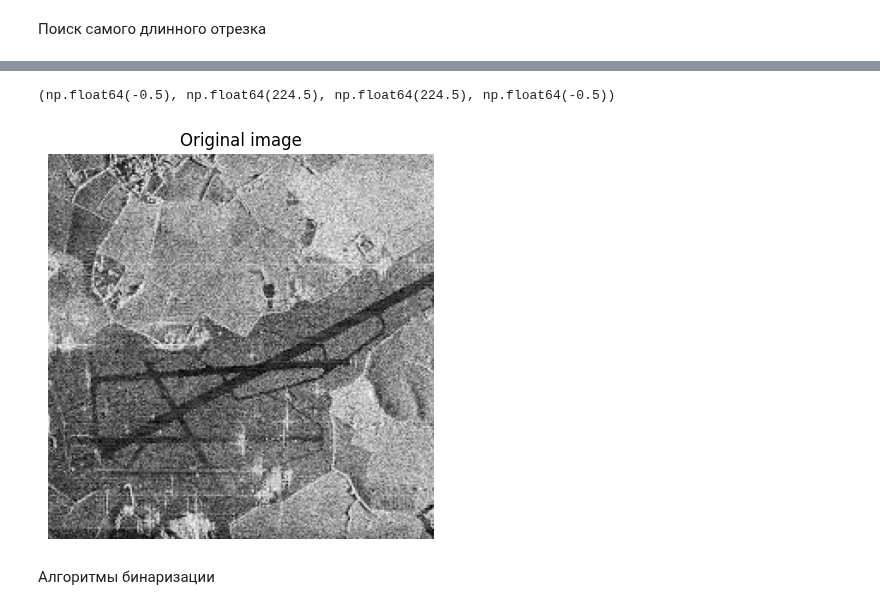
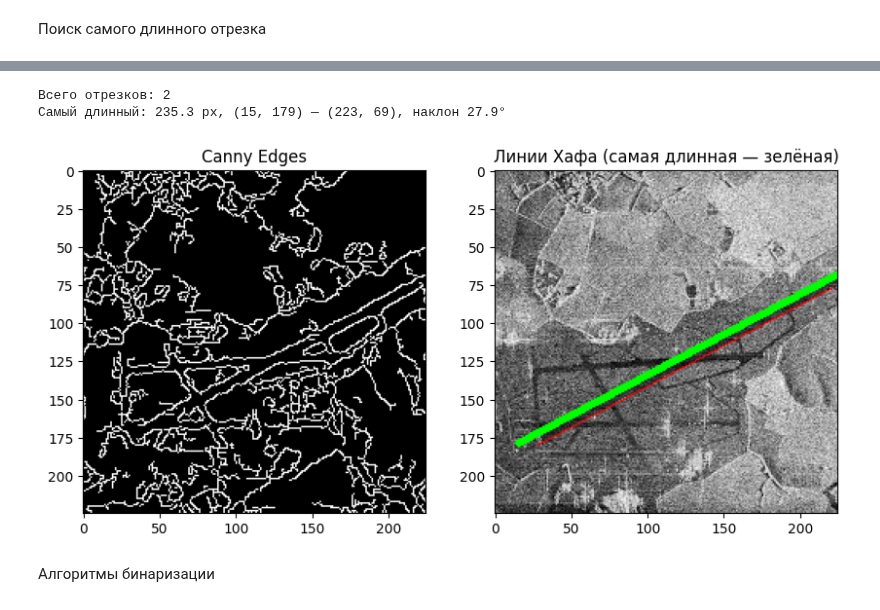
Before and after one commit to Rigtsu/image_processing, a Jupyter notebook: hw3.ipynb, the cells around one changed output, grey strips where cells are left out. Cells and saved outputs as stored; diff of their text form; code cells hidden in the pictures.

```diff
--- a/hw3.ipynb
+++ b/hw3.ipynb
@@ -57,27 +14,48 @@ print(f'Длина: {best_len:.2f} пикселей')
-# %%
-image_lines = image.copy()
-
-if best is not None:
-    x1, y1, x2, y2 = best
-
-    cv2.line(
-        image_lines,
-        (x1, y1),
-        (x2, y2),
-        (0, 0, 255),
-        2,
-        cv2.LINE_AA
-    )
-
-plt.figure(figsize=(12, 5))
-
-plt.subplot(1, 2, 1)
-plt.imshow(gray, cmap='gray')
-plt.title('Original image')
-plt.axis('off')
-# %% [output]
-(np.float64(-0.5), np.float64(224.5), np.float64(224.5), np.float64(-0.5))
-[figure, removed]
+# %%
+gray_f = cv2.medianBlur(gray, 5)
+canny = cv2.Canny(gray_f, 50, 150, apertureSize=3)
+
+lines = cv2.HoughLinesP(canny, rho=1, theta=np.pi / 180,
+                        threshold=100, minLineLength=100, maxLineGap=20)
+
+image_lines = cv2.cvtColor(image, cv2.COLOR_BGR2RGB)
+max_length = 0
+longest_line = None
+
+if lines is not None:
+    for line in lines:
+        x1, y1, x2, y2 = line.ravel()
+        cv2.line(image_lines, (x1, y1), (x2, y2), (255, 0, 0), 1)
+
+    for line in lines:
+        x1, y1, x2, y2 = line.ravel()
+        length = np.hypot(x2 - x1, y2 - y1)
+        if length > max_length:
+            max_length = length
+            longest_line = (x1, y1, x2, y2)
+
+    if longest_line is not None:
+        x1, y1, x2, y2 = longest_line
+        cv2.line(image_lines, (x1, y1), (x2, y2), (0, 255, 0), 3)
+        angle = math.degrees(math.atan2(-(y2 - y1), x2 - x1))
+        print(f"Всего отрезков: {len(lines)}")
+        print(f"Самый длинный: {max_length:.1f} px, ({x1}, {y1}) — ({x2}, {y2}), наклон {angle:.1f}°")
+else:
+    print("Отрезки не найдены — уменьшите threshold или minLineLength.")
+
+plt.figure(figsize=(10, 5))
+plt.subplot(1, 2, 1)
+plt.title("Canny Edges")
+plt.imshow(canny, cmap="gray")
+
+plt.subplot(1, 2, 2)
+plt.title("Линии Хафа (самая длинная — зелёная)")
+plt.imshow(image_lines)
+plt.show()
+# %% [output]
+Всего отрезков: 2
+Самый длинный: 235.3 px, (15, 179) — (223, 69), наклон 27.9°
+[figure, added]
 # %% [markdown]
 Алгоритмы бинаризации
 # %%
```
Also changed, not shown: parts of 3 cells of this notebook.
